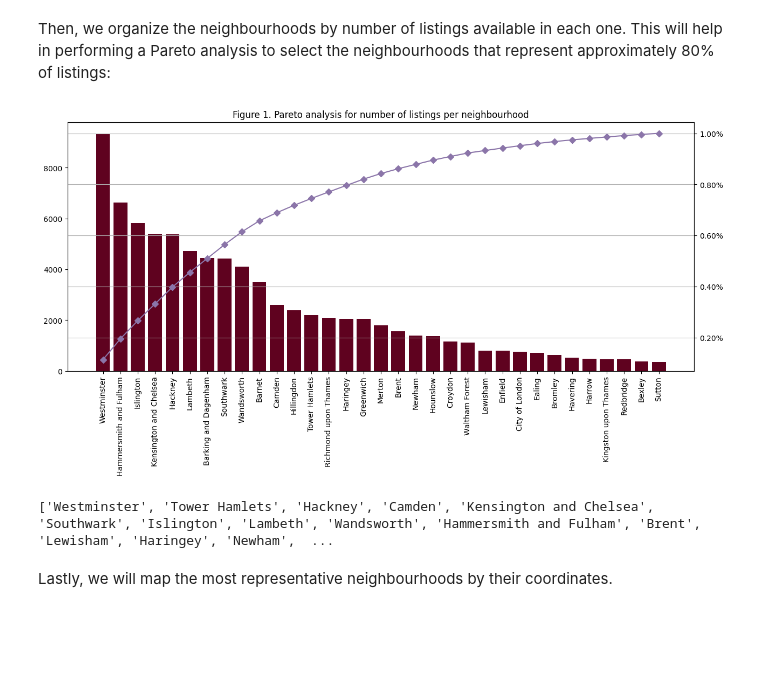
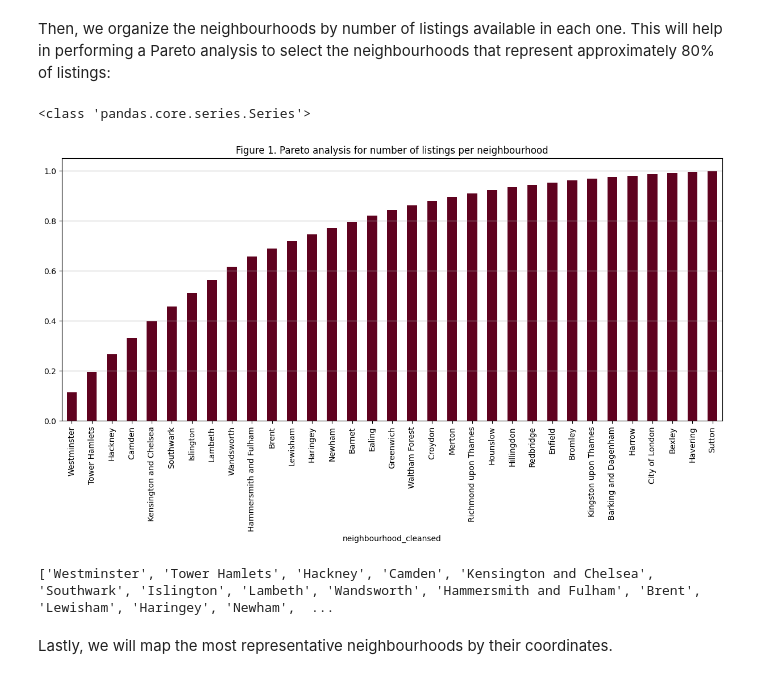
Before and after one commit to DJRT-11/MINE4101-T1, a Jupyter notebook: DevNotebook.ipynb, the cells around one changed output. Cells and saved outputs as stored; diff of their text form; code cells hidden in the pictures; blank space fills up the shorter version.

```diff
--- a/DevNotebook.ipynb
+++ b/DevNotebook.ipynb
@@ -45,27 +45,26 @@ Then, we organize the neighbourhoods by number of listings available in each one
 # %%
 nh_ct = []                                                                                  #Vector for count of listings in each neighbourhood
 
 nh_cfreq = lsts_df["neighbourhood_cleansed"].value_counts(normalize=True).cumsum()
+print(type(nh_cfreq))
 
 plt.figure(figsize=(15,6))
-plt.bar(lsts_df["neighbourhood_cleansed"].unique(),lsts_df["neighbourhood_cleansed"].value_counts(), color='#5f021f')
+#plt.bar(lsts_df["neighbourhood_cleansed"].unique(),lsts_df["neighbourhood_cleansed"].value_counts(), color='#5f021f')
+nh_cfreq.plot(kind='bar',color='#5f021f')
 plt.xticks(rotation=90)
-
-plt2 = plt.twinx()
-plt2.plot(lsts_df["neighbourhood_cleansed"].unique(),nh_cfreq,color="#8b75a9",marker="D")
-plt2.yaxis.set_major_formatter(PercentFormatter())
 
 plt.title("Figure 1. Pareto analysis for number of listings per neighbourhood")
 plt.grid(axis='y')
 plt.show()
 
 nh_rep = nh_cfreq.loc[nh_cfreq < 0.8].index.tolist()                                #Define a vector with the most relevant neighbourhood for future use
 nh_nrep = nh_cfreq.loc[nh_cfreq >= 0.8].index.tolist()
 
 print(nh_rep)
 # %% [output]
+<class 'pandas.core.series.Series'>
-[figure, old version]
+[figure, new version]
-['Westminster', 'Tower Hamlets', 'Hackney', 'Camden', 'Kensington and Chelsea', 'Southwark', 'Islington', 'Lambeth', 'Wandsworth', 'Hammersmith and Fulham', 'Brent', 'Lewisham', 'Haringey', 'Newham',  ...
+['Westminster', 'Tower Hamlets', 'Hackney', 'Camden', 'Kensington and Chelsea', 'Southwark', 'Islington', 'Lambeth', 'Wandsworth', 'Hammersmith and Fulham', 'Brent', 'Lewisham', 'Haringey', 'Newham',  ...
 # %% [markdown]
 Lastly, we will map the most representative neighbourhoods by their coordinates.
 # %%
```
Also changed, not shown: parts of 18 cells of this notebook, 1 other file.
